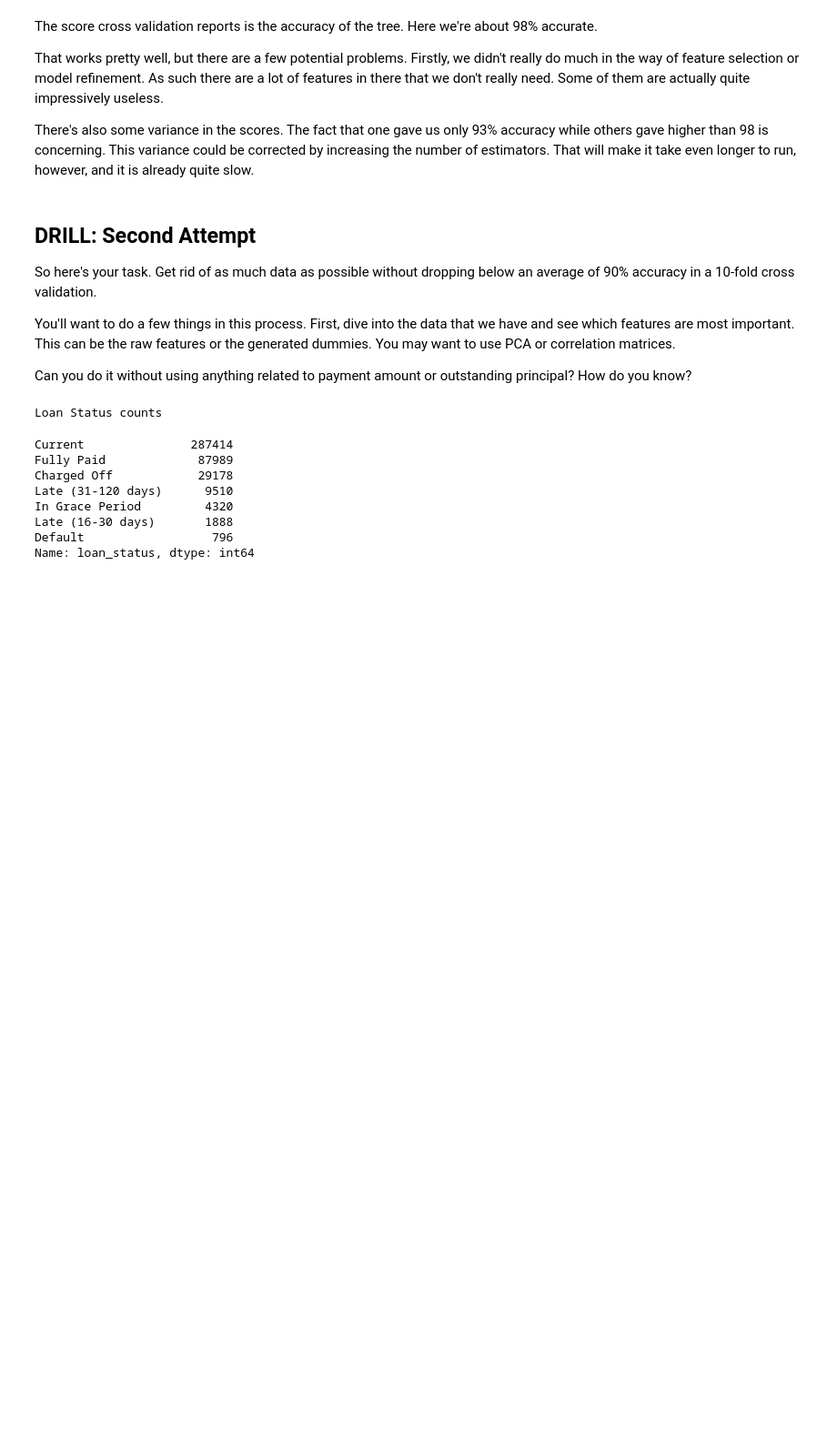
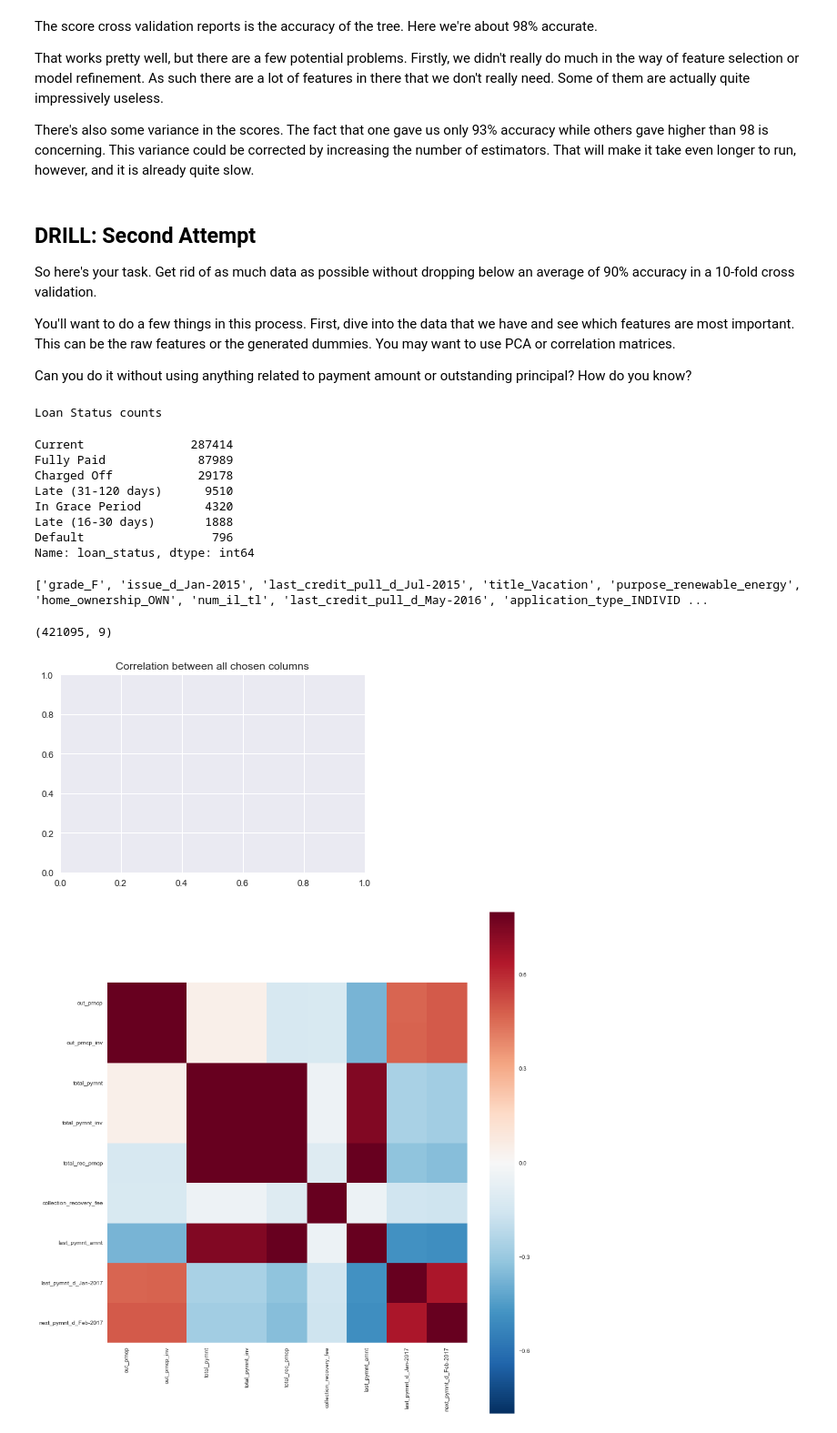
Before and after one commit to v2br/AI_study, a Jupyter notebook: unit3/3.2.5 Random Forest Guided Example.ipynb, the cells around one changed output. Shown at 91% size. Saved outputs shown, nothing was run; the diff lists cells and outputs as text; code cells hidden in the pictures; blank space fills up the shorter version.

```diff
--- a/unit3/3.2.5 Random Forest Guided Example.ipynb
+++ b/unit3/3.2.5 Random Forest Guided Example.ipynb
@@ -139,0 +139,4 @@ array([ 0.98057515,  0.98029019,  0.98154876,  0.98178623,  0.97430539,
+# %%
+# get list featues with names
+rfc.fit(X,Y)
+feature_importances = pd.DataFrame(rfc.feature_importances_, index = X.columns,  columns=['importance']).sort_values('importance', ascending=False)
@@ -176,0 +202,25 @@ Name: loan_status, dtype: int64
+# %%
+keep_set=set(feature_importances[0:9].index.values)
+# drop all columns  except keep set
+drop_list=list(set(X).difference(keep_set))
+print(drop_list)
+# %% [output]
+['grade_F', 'issue_d_Jan-2015', 'last_credit_pull_d_Jul-2015', 'title_Vacation', 'purpose_renewable_energy', 'home_ownership_OWN', 'num_il_tl', 'last_credit_pull_d_May-2016', 'application_type_INDIVID ...
+# %%
+z1=X.drop(drop_list, axis=1)
+# %%
+z1.shape
+# %% [output]
+(421095, 9)
+# %%
+z = pd.get_dummies(z1)
+z = z.dropna(axis=1)
+# %%
+corrmat = z.corr()
+plt.title('Correlation between all chosen columns')
+plt.figure(figsize=(14, 16))
+sns.heatmap(corrmat, vmax=.8, square=True)
+plt.show()
+# %% [output]
+[figure, added]
+[figure, added]
```
Also changed, not shown: parts of 29 cells of this notebook, 1 other file.
